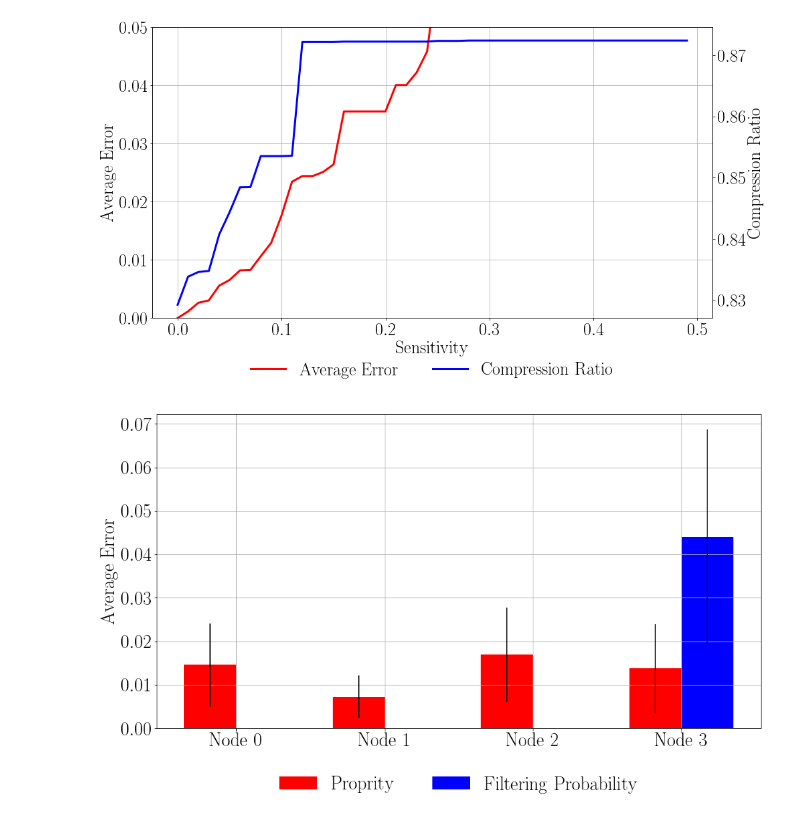
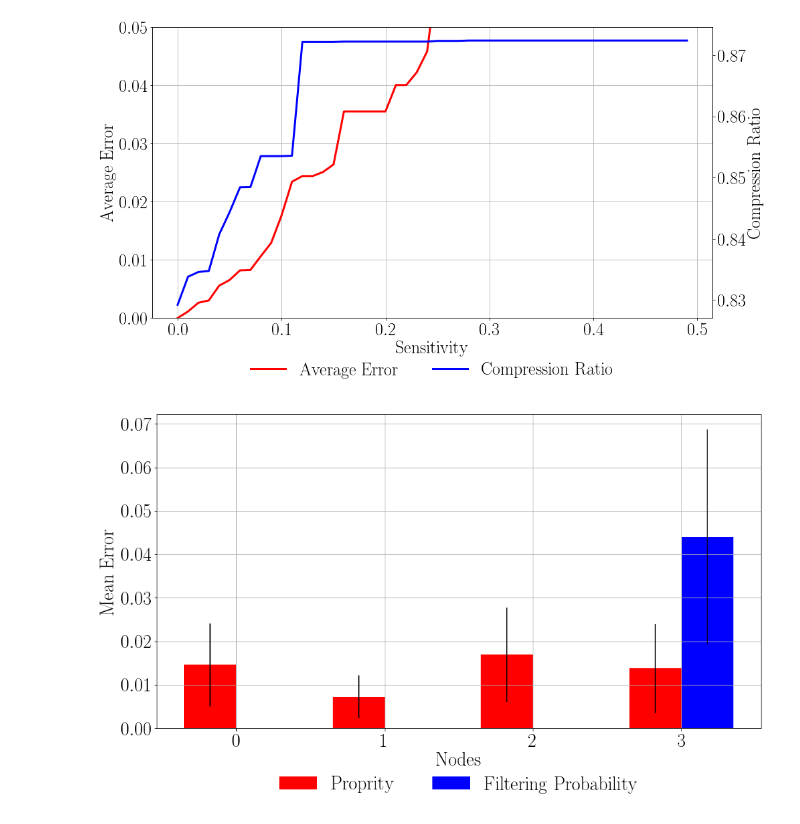
Before and after one commit to tsokalo/SimpleNetSim, a Jupyter notebook: comp/compression.ipynb, the cells around one changed output. Saved outputs shown, nothing was run; the diff lists cells and outputs as text; code cells hidden in the pictures.

```diff
--- a/comp/compression.ipynb
+++ b/comp/compression.ipynb
@@ -264,32 +264,33 @@ plt.savefig('res/errorVsRatioPfNode3.png', bbox_inches='tight')
 # %%
 ind = np.arange(4)
 width = 0.35
 
 fig, ax = plt.subplots()
 plt.grid()
 
+ax.set_xlabel(r"Nodes")
 ax.set_ylabel(r"Mean Error")
 
 a = ax.bar(0, prioNode0.priorityError.mean(), width, yerr=prioNode0.priorityError.std(), label='prio', color="red")
 aa = ax.bar(0 + width, pfNode0.pfError.mean(), width, yerr=pfNode0.pfError.std(), label='pf', color='blue')
 b = ax.bar(1, prioNode1.priorityError.mean(), width, yerr=prioNode1.priorityError.std(), label='prio', color="red")
 bb = ax.bar(1 + width, pfNode1.pfError.mean(), width, yerr=pfNode1.pfError.std(), label='pf', color='blue')
 c = ax.bar(2, prioNode2.priorityError.mean(), width, yerr=prioNode2.priorityError.std(), label='prio', color="red")
 cc = ax.bar(2 + width, pfNode2.pfError.mean(), width, yerr=pfNode2.pfError.std(), label='pf', color='blue')
 d = ax.bar(3, prioNode3.priorityError.mean(), width, yerr=prioNode3.priorityError.std(), label='prio', color="red")
 d = ax.bar(3 + width, pfNode3.pfError.mean(), width, yerr=pfNode3.pfError.std(), label='pf', color="blue")
 
 ax.set_xticks(ind + width / 2)
-ax.set_xticklabels(('Node 0', 'Node 1', 'Node 2', 'Node 3', 'Node 4'))
+ax.set_xticklabels(('0', '1', '2', '3', '4'))
 ax.legend((a, aa), ('Proprity', 'Filtering Probability'),
          loc='upper center', bbox_to_anchor=(0.5, -0.10), frameon=False,
           fancybox=False, shadow=False, ncol=3, markerscale=1, numpoints=1)
 
 plt.savefig('res/errorTop3_1.eps', bbox_inches='tight')
 plt.savefig('res/errorTop3_1.pdf', bbox_inches='tight')
 plt.savefig('res/errorTop3_1.png', bbox_inches='tight')
 # %% [output]
-[figure, old version]
+[figure, new version]
 # %%
 ind = np.arange(4)
 width = 0.35
```
Also changed, not shown: parts of 3 cells of this notebook, 42 other files.
